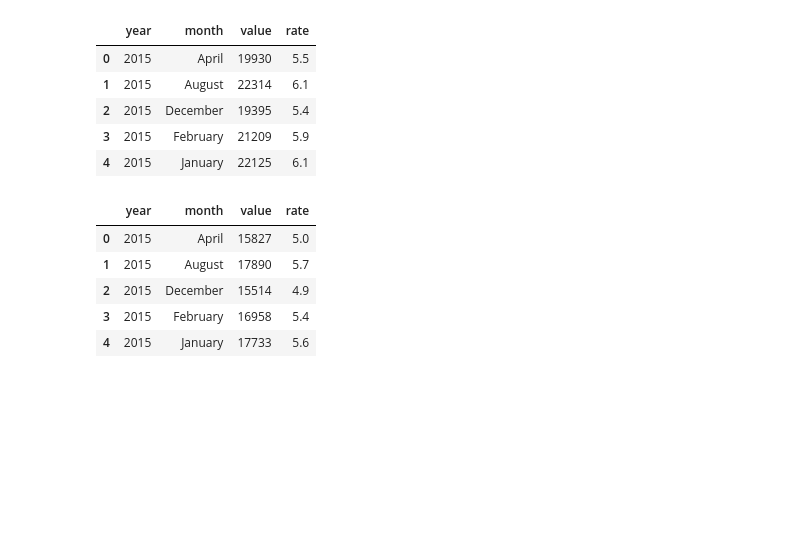
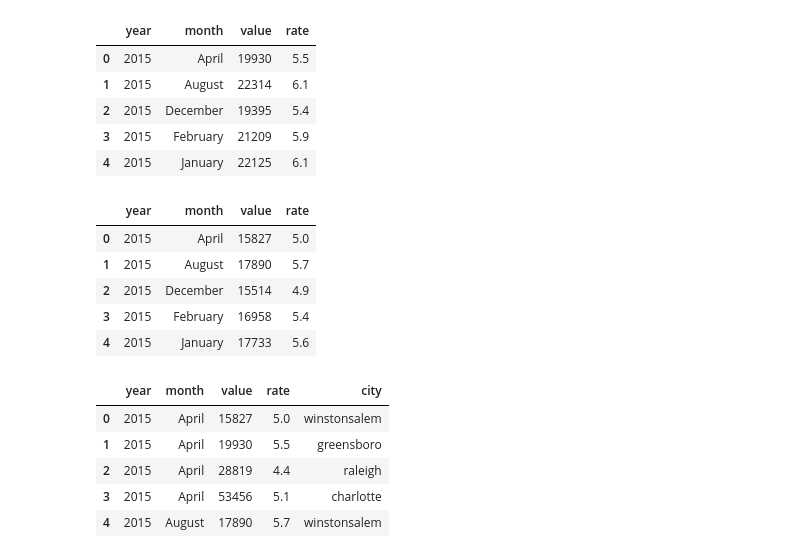
Before and after one commit to justenhix/project3group1, a Jupyter notebook: ResponseDataFrames-Copy1.ipynb, the cells around one changed output. Drawn from its saved outputs; the diff is of its cells as text; code cells hidden in the pictures; blank space fills up the shorter version.

```diff
--- a/ResponseDataFrames-Copy1.ipynb
+++ b/ResponseDataFrames-Copy1.ipynb
@@ -325,3 +325,25 @@ char_dd.to_sql('winston', conn, if_exists='replace', index=False)
 # Commit changes and close connection
 conn.commit()
 conn.close()
+# %%
+char_dd['city'] = 'charlotte'
+ral_dd['city'] = 'raleigh'
+green_dd['city'] = 'greensboro'
+win_dd['city'] = 'winstonsalem'
+
+# Concatenate the DataFrames into one big DataFrame
+all_city_df = pd.concat([char_dd, ral_dd, green_dd, win_dd], ignore_index=True)
+# %%
+grouped_df = all_city_df.groupby(['year', 'month'])
+
+# Sort each group by value, rate, and city
+year_month_df = grouped_df.apply(lambda x: x.sort_values(by=['value', 'rate', 'city'])).reset_index(drop=True)
+# %%
+year_month_df.head()
+# %% [output]
+|  | year | month | value | rate | city |
+| 0 | 2015 | April | 15827 | 5.0 | winstonsalem |
+| 1 | 2015 | April | 19930 | 5.5 | greensboro |
+| 2 | 2015 | April | 28819 | 4.4 | raleigh |
+| 3 | 2015 | April | 53456 | 5.1 | charlotte |
+| 4 | 2015 | August | 17890 | 5.7 | winstonsalem |
```
Also changed, not shown: parts of 7 cells of this notebook, 2 other files.
